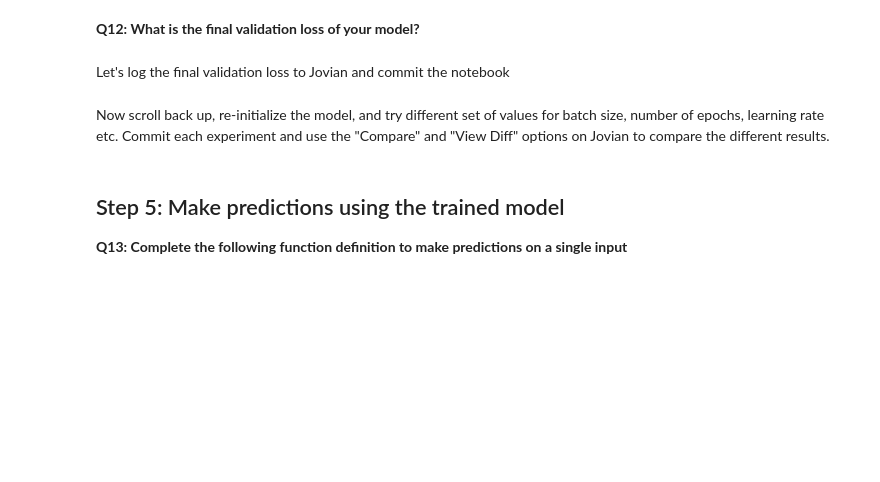
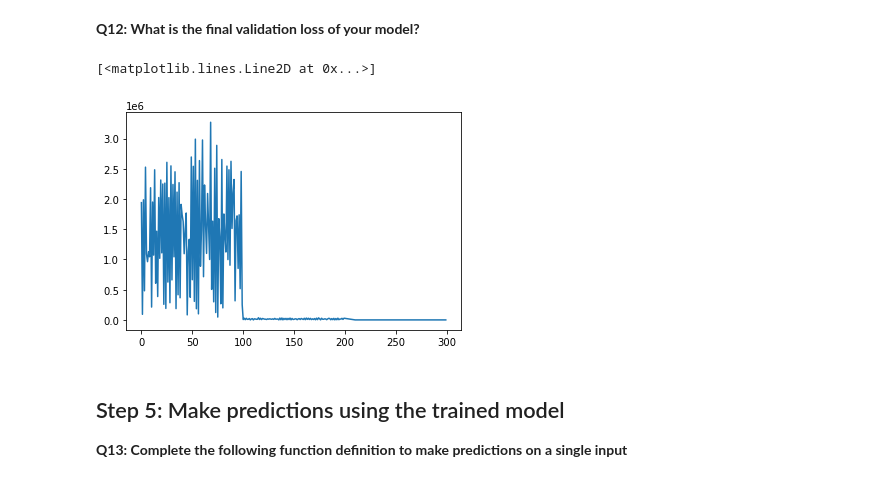
Before and after one commit to hizuka590/learning-pytorch, a Jupyter notebook: 02-insurance-linear-regression/02-insurance-linear.ipynb, the cells around one changed output. Cells and saved outputs as stored; diff of their text form; code cells hidden in the pictures; blank space fills up the shorter version.

```diff
--- a/02-insurance-linear-regression/02-insurance-linear.ipynb
+++ b/02-insurance-linear-regression/02-insurance-linear.ipynb
@@ -251,0 +334,13 @@ Let us create a model using the `InsuranceModel` class. You may need to come bac
+# %%
+model = InsuranceModel()
+for inputs, labels in train_loader:
+    print(inputs.shape)
+    outputs = model(inputs)
+    break
+
+print('outputs.shape : ', outputs.shape)
+print('Sample outputs :\n', outputs[:3].data)
+print("label : \n",labels[:3])
+
+loss = F.l1_loss(outputs[:3].data,labels[:3])
+print("loss: ",loss)
@@ -296,6 +407,6 @@ We are now ready to train the model. You may need to run the training loop many
 
 Hint: Vary learning rates by orders of 10 (e.g. `1e-2`, `1e-3`, `1e-4`, `1e-5`, `1e-6`) to figure out what works.
 # %%
-epochs = ???
-lr = ???
+epochs = 100
+lr = 1e-2
 history1 = fit(epochs, lr, model, train_loader, val_loader)
@@ -302,4 +419,4 @@ history1 = fit(epochs, lr, model, train_loader, val_loader)
 # %%
-epochs = ???
-lr = ???
+epochs = 100
+lr = 1e-4
 history2 = fit(epochs, lr, model, train_loader, val_loader)
@@ -306,4 +429,4 @@ history2 = fit(epochs, lr, model, train_loader, val_loader)
 # %%
-epochs = ???
-lr = ???
+epochs = 100
+lr = 1e-6
 history3 = fit(epochs, lr, model, train_loader, val_loader)
@@ -322,2 +484,0 @@ val_loss = ???
-# %% [markdown]
-Let's log the final validation loss to Jovian and commit the notebook
@@ -328,5 +485,13 @@ jovian.commit(project=project_name, environment=None)
-# %% [markdown]
-Now scroll back up, re-initialize the model, and try different set of values for batch size, number of epochs, learning rate etc. Commit each experiment and use the "Compare" and "View Diff" options on Jovian to compare the different results.
+# %%
+hist = history1 + history2 + history3
+loss = []
+for value in hist:
+    loss.append(value['val_loss'])
+
+plt.plot(loss)
+# %% [output]
+[<matplotlib.lines.Line2D at 0x...>]
+[figure, added]
 # %% [markdown]
 ## Step 5: Make predictions using the trained model
 
```
Also changed, not shown: parts of 38 cells of this notebook, 13 other files.
